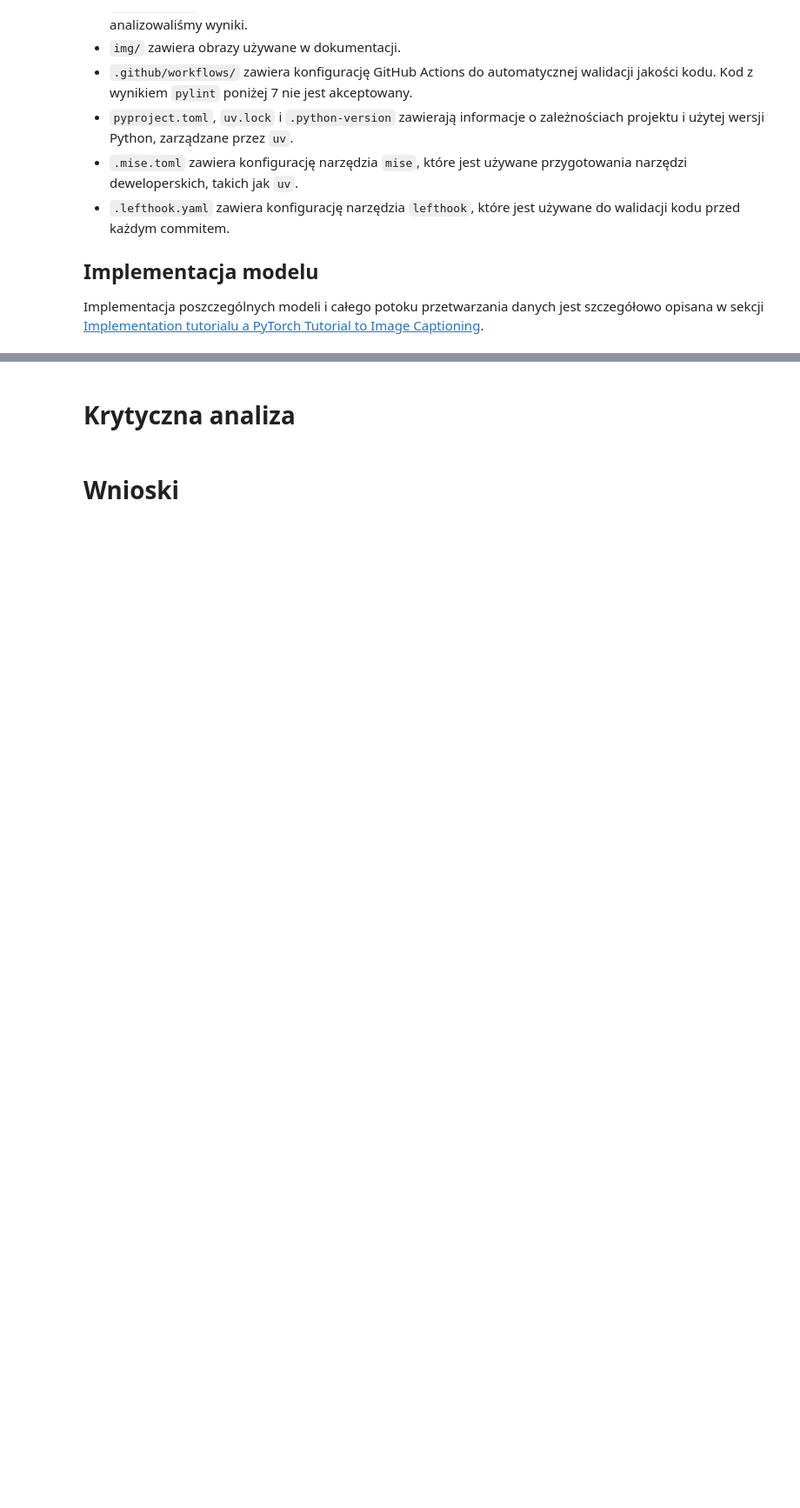
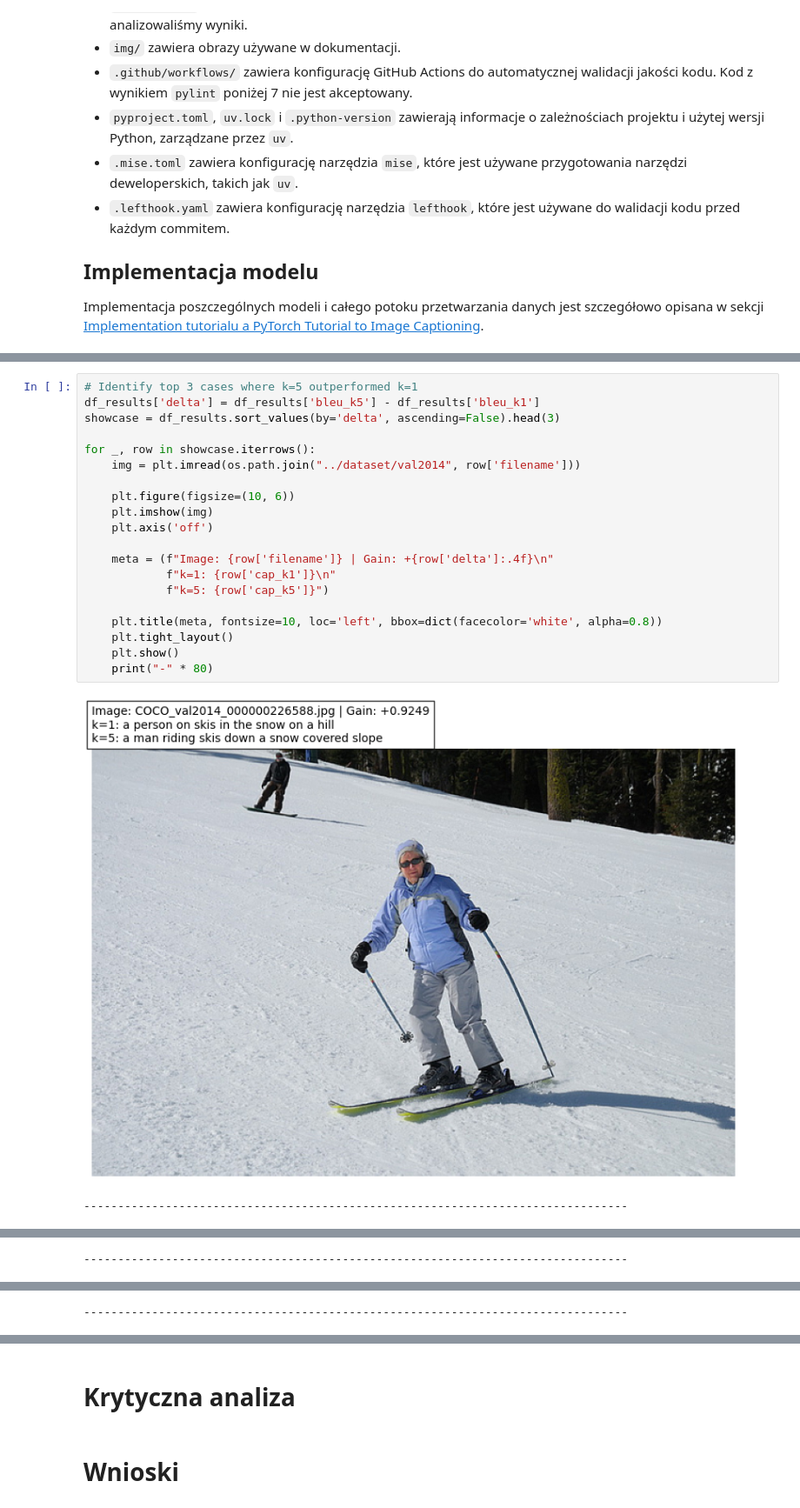
Before and after one commit to christopher-dabrowski/Show-and-Tell, a Jupyter notebook: ShowAndTell_Demo.ipynb, the cells around one changed output, grey strips where cells are left out. Shown at 87% size. Saved outputs shown, nothing was run; the diff lists cells and outputs as text; blank space fills up the shorter version.

```diff
--- a/ShowAndTell_Demo.ipynb
+++ b/ShowAndTell_Demo.ipynb
@@ -100,0 +244,23 @@ Implementacja poszczególnych modeli i całego potoku przetwarzania danych jest
+# %%
+# Identify top 3 cases where k=5 outperformed k=1
+df_results['delta'] = df_results['bleu_k5'] - df_results['bleu_k1']
+showcase = df_results.sort_values(by='delta', ascending=False).head(3)
+
+for _, row in showcase.iterrows():
+    img = plt.imread(os.path.join("../dataset/val2014", row['filename']))
+
+    plt.figure(figsize=(10, 6))
+    plt.imshow(img)
+    plt.axis('off')
+
+    meta = (f"Image: {row['filename']} | Gain: +{row['delta']:.4f}\n"
+            f"k=1: {row['cap_k1']}\n"
+            f"k=5: {row['cap_k5']}")
+
+    plt.title(meta, fontsize=10, loc='left', bbox=dict(facecolor='white', alpha=0.8))
+    plt.tight_layout()
+    plt.show()
+    print("-" * 80)
+# %% [output]
+[figure, added]
+--------------------------------------------------------------------------------
@@ -100,0 +268 @@ Implementacja poszczególnych modeli i całego potoku przetwarzania danych jest
+--------------------------------------------------------------------------------
@@ -100,0 +270 @@ Implementacja poszczególnych modeli i całego potoku przetwarzania danych jest
+--------------------------------------------------------------------------------
```
Also changed, not shown: parts of 11 cells of this notebook.
